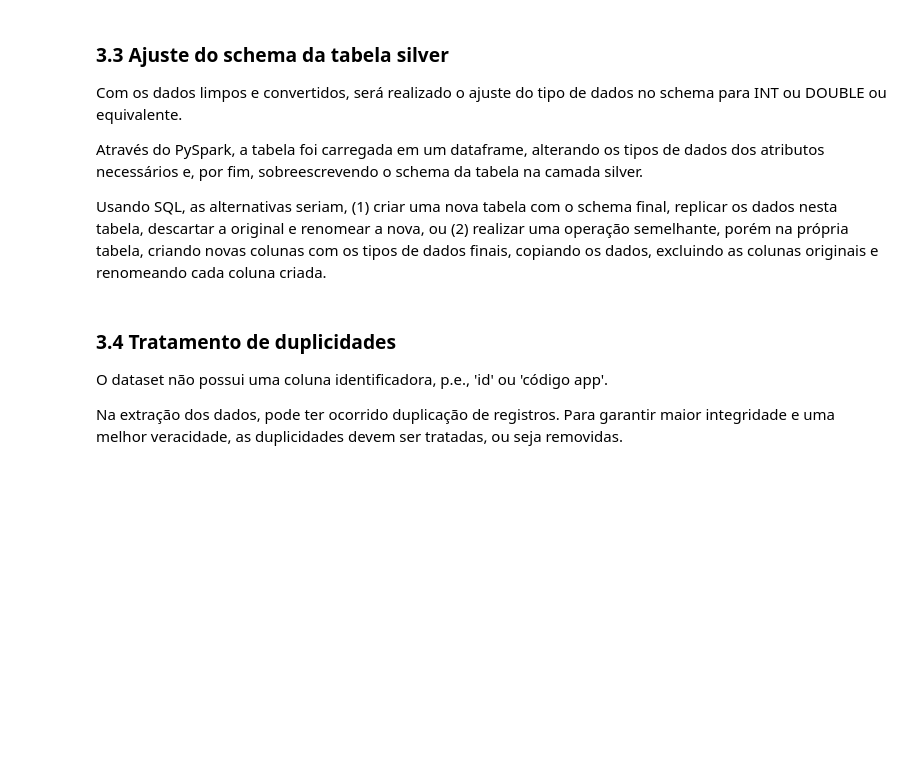
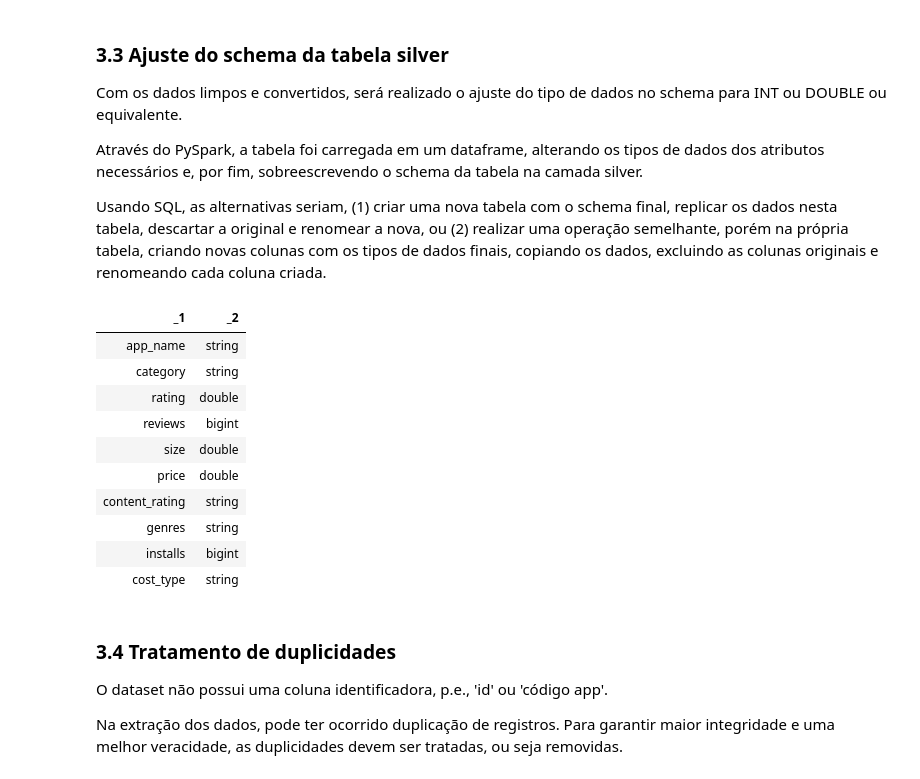
Before and after one commit to Romario76/Pos-PUCRJ-Data-Science-Analytics, a Jupyter notebook: MVP_EngDados.ipynb, the cells around one changed output. Cells and saved outputs as stored; diff of their text form; code cells hidden in the pictures; blank space fills up the shorter version.

```diff
--- a/MVP_EngDados.ipynb
+++ b/MVP_EngDados.ipynb
@@ -474,13 +473,27 @@ table = "silver.app_base_silver"
 # %%
 #carregar a tabela silver em um dataframe
 df_Str = spark.table(table)
 
 #alterar os tipos de dados das colunas numéricas
 df_Num = df_Str.withColumn("rating",F.col("rating").cast("double")) \
     .withColumn("reviews",F.col("reviews").cast("long")) \
     .withColumn("size",F.col("size").cast("double")) \
     .withColumn("installs",F.col("installs").cast("long")) \
     .withColumn("price",F.col("price").cast("double"))
+
+display(df_Num.dtypes)
+# %% [output]
+| _1 | _2 |
+| app_name | string |
+| category | string |
+| rating | double |
+| reviews | bigint |
+| size | double |
+| price | double |
+| content_rating | string |
+| genres | string |
+| installs | bigint |
+| cost_type | string |
 # %% [markdown]
 ### 3.4 Tratamento de duplicidades
 O dataset não possui uma coluna identificadora, p.e., 'id' ou 'código app'.
```
Also changed, not shown: parts of 5 cells of this notebook.
